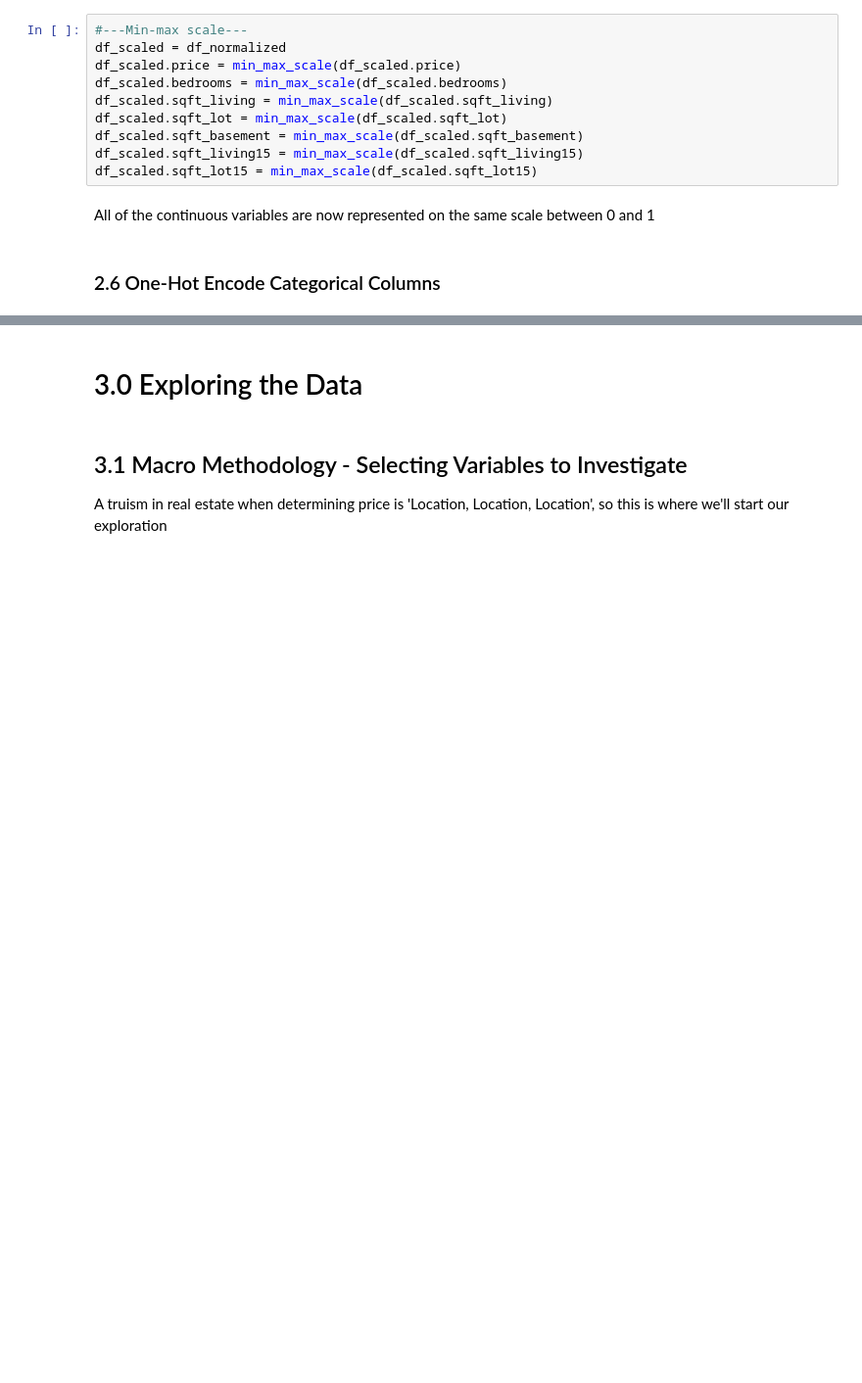
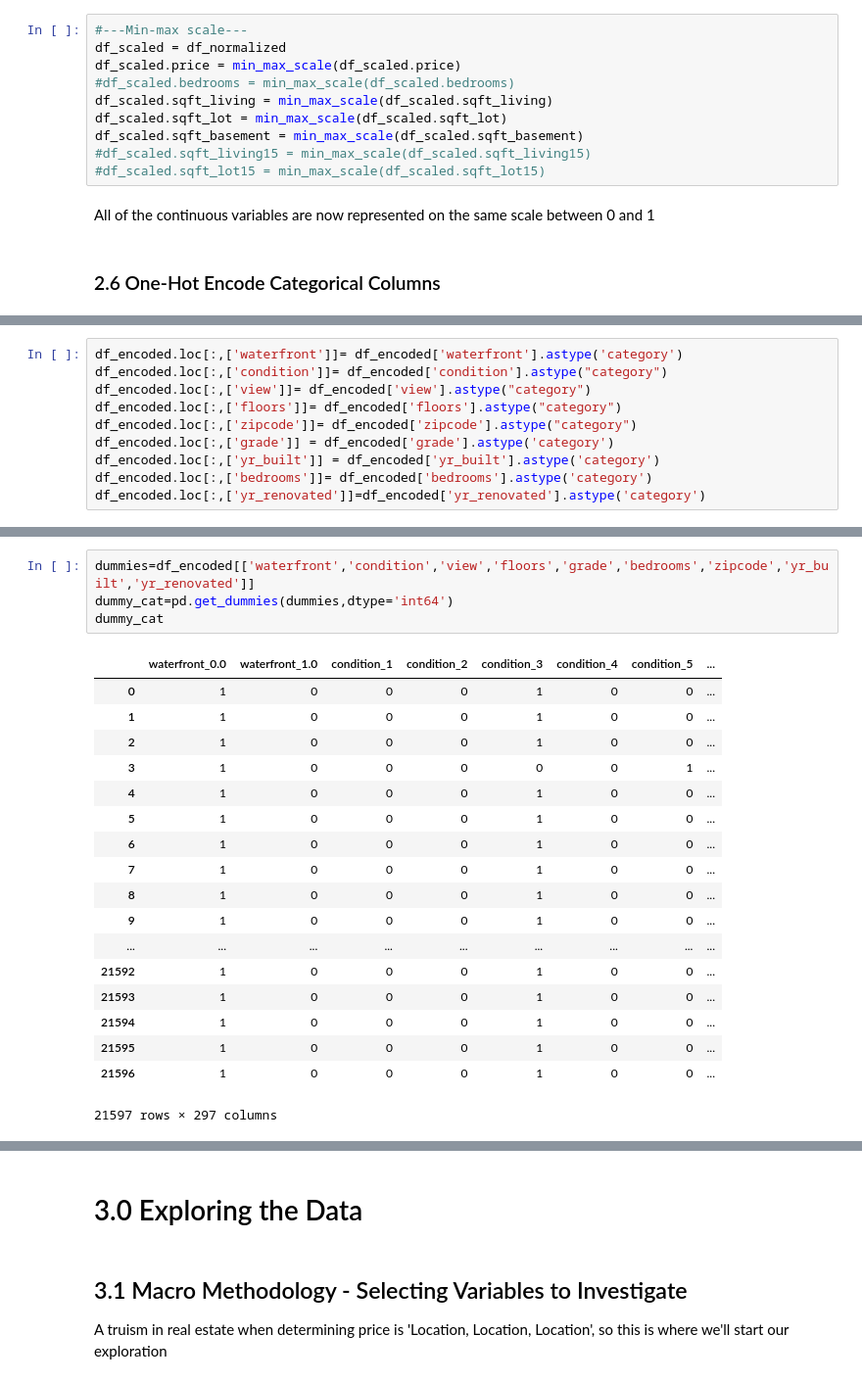
Before and after one commit to jsavory-94/dsc-1-final-project-online-ds-pt-021119, a Jupyter notebook: student.ipynb, the cells around one changed output, grey strips where cells are left out. Shown: that part at 98% size. Drawn from its saved outputs; the diff is of its cells as text; blank space fills up the shorter version.

```diff
--- a/student.ipynb
+++ b/student.ipynb
@@ -481,12 +483,12 @@ Taking the logarithm has roughly normalized all columns, with the exception of F
 #---Min-max scale---
 df_scaled = df_normalized
 df_scaled.price = min_max_scale(df_scaled.price)
-df_scaled.bedrooms = min_max_scale(df_scaled.bedrooms)
+#df_scaled.bedrooms = min_max_scale(df_scaled.bedrooms)
 df_scaled.sqft_living = min_max_scale(df_scaled.sqft_living)
 df_scaled.sqft_lot = min_max_scale(df_scaled.sqft_lot)
 df_scaled.sqft_basement = min_max_scale(df_scaled.sqft_basement)
-df_scaled.sqft_living15 = min_max_scale(df_scaled.sqft_living15)
-df_scaled.sqft_lot15 = min_max_scale(df_scaled.sqft_lot15)
+#df_scaled.sqft_living15 = min_max_scale(df_scaled.sqft_living15)
+#df_scaled.sqft_lot15 = min_max_scale(df_scaled.sqft_lot15)
 # %% [markdown]
 All of the continuous variables are now represented on the same scale between 0 and 1
 # %% [markdown]
@@ -495,0 +506,10 @@ df_encoded = df_scaled
+# %%
+df_encoded.loc[:,['waterfront']]= df_encoded['waterfront'].astype('category')
+df_encoded.loc[:,['condition']]= df_encoded['condition'].astype("category")
+df_encoded.loc[:,['view']]= df_encoded['view'].astype("category")
+df_encoded.loc[:,['floors']]= df_encoded['floors'].astype("category")
+df_encoded.loc[:,['zipcode']]= df_encoded['zipcode'].astype("category")
+df_encoded.loc[:,['grade']] = df_encoded['grade'].astype('category')
+df_encoded.loc[:,['yr_built']] = df_encoded['yr_built'].astype('category')
+df_encoded.loc[:,['bedrooms']]= df_encoded['bedrooms'].astype('category')
+df_encoded.loc[:,['yr_renovated']]=df_encoded['yr_renovated'].astype('category')
@@ -495,0 +536,23 @@ df_encoded = df_scaled
+# %%
+dummies=df_encoded[['waterfront','condition','view','floors','grade','bedrooms','zipcode','yr_built','yr_renovated']]
+dummy_cat=pd.get_dummies(dummies,dtype='int64')
+dummy_cat
+# %% [output]
+|  | waterfront_0.0 | waterfront_1.0 | condition_1 | condition_2 | condition_3 | condition_4 | condition_5 | ... |
+| 0 | 1 | 0 | 0 | 0 | 1 | 0 | 0 | ... |
+| 1 | 1 | 0 | 0 | 0 | 1 | 0 | 0 | ... |
+| 2 | 1 | 0 | 0 | 0 | 1 | 0 | 0 | ... |
+| 3 | 1 | 0 | 0 | 0 | 0 | 0 | 1 | ... |
+| 4 | 1 | 0 | 0 | 0 | 1 | 0 | 0 | ... |
+| 5 | 1 | 0 | 0 | 0 | 1 | 0 | 0 | ... |
+| 6 | 1 | 0 | 0 | 0 | 1 | 0 | 0 | ... |
+| 7 | 1 | 0 | 0 | 0 | 1 | 0 | 0 | ... |
+| 8 | 1 | 0 | 0 | 0 | 1 | 0 | 0 | ... |
+| 9 | 1 | 0 | 0 | 0 | 1 | 0 | 0 | ... |
+| ... | ... | ... | ... | ... | ... | ... | ... | ... |
+| 21592 | 1 | 0 | 0 | 0 | 1 | 0 | 0 | ... |
+| 21593 | 1 | 0 | 0 | 0 | 1 | 0 | 0 | ... |
+| 21594 | 1 | 0 | 0 | 0 | 1 | 0 | 0 | ... |
+| 21595 | 1 | 0 | 0 | 0 | 1 | 0 | 0 | ... |
+| 21596 | 1 | 0 | 0 | 0 | 1 | 0 | 0 | ... |
+21597 rows × 297 columns
```
Also changed, not shown: parts of 14 cells of this notebook.
